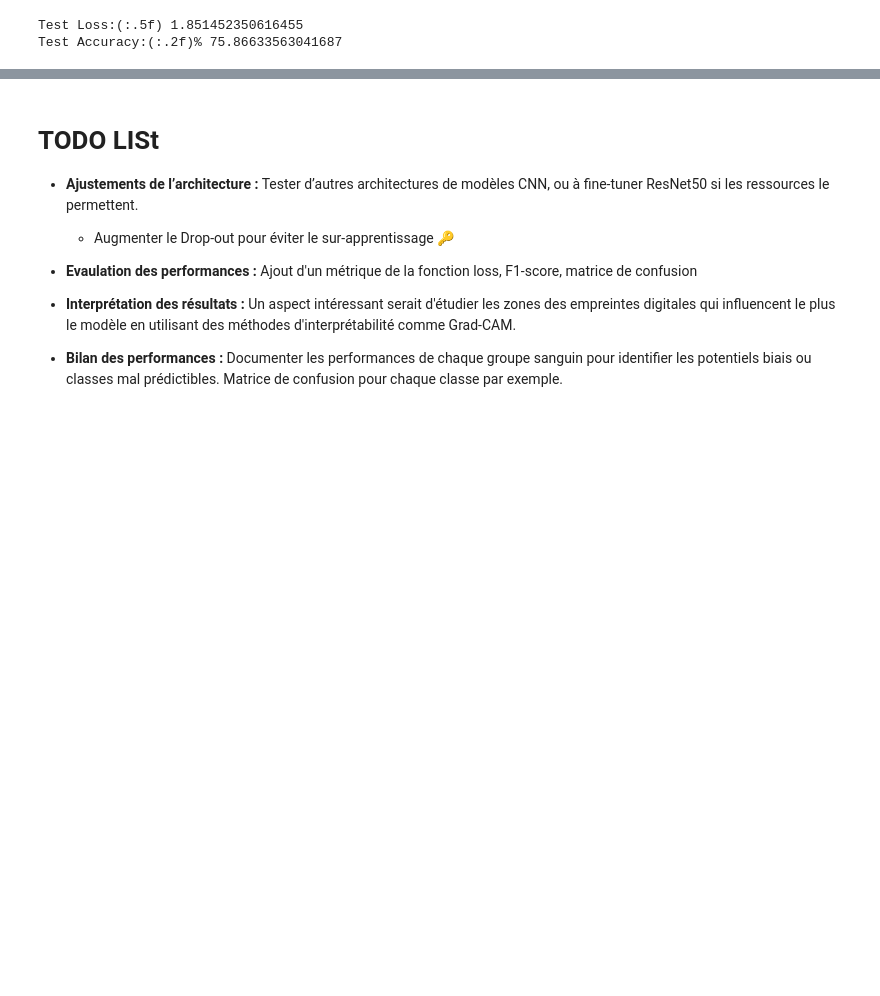
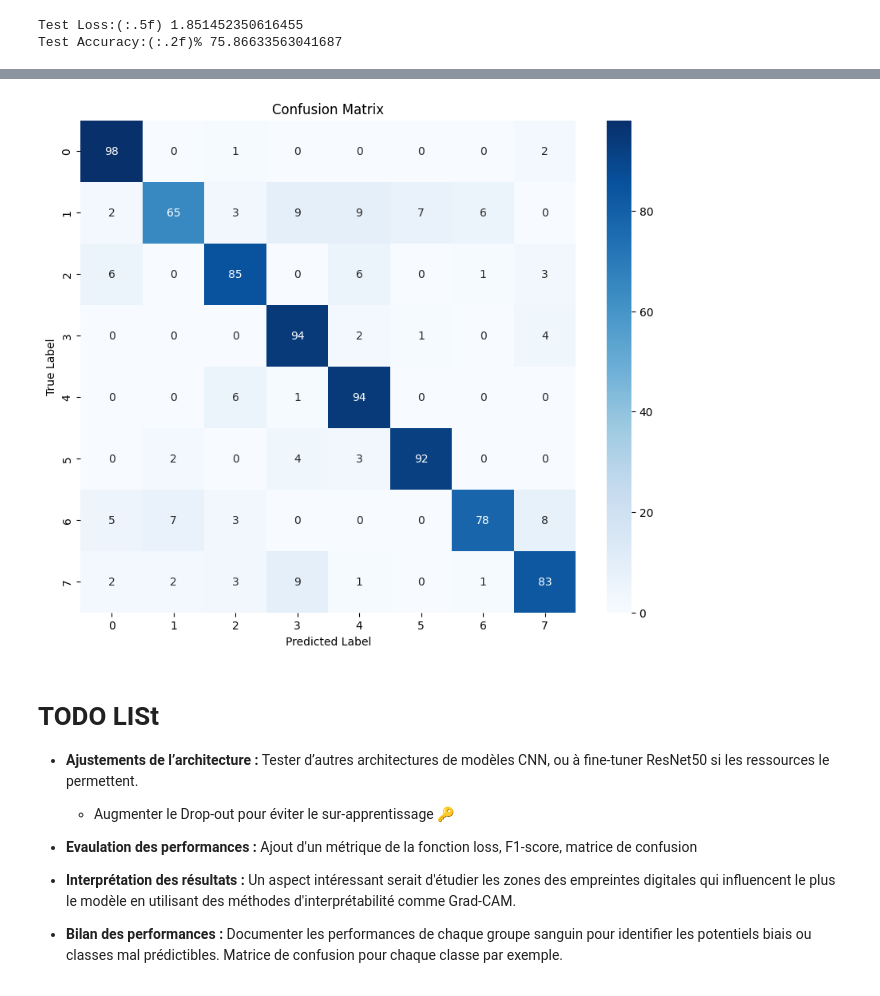
Before and after one commit to youcef-benmohammed/blood.group.detection, a Jupyter notebook: blood_group_detection_using_image_processing_and_deeplearning.ipynb, the cells around one changed output, grey strips where cells are left out. Cells and saved outputs as stored; diff of their text form; code cells hidden in the pictures; blank space fills up the shorter version.

```diff
--- a/blood_group_detection_using_image_processing_and_deeplearning.ipynb
+++ b/blood_group_detection_using_image_processing_and_deeplearning.ipynb
@@ -488,0 +507,6 @@ Test Accuracy:(:.2f)% 67.20296740531921
+# %%
+pred_resnet =resnet_model.predict(test_gen)
+pred_resnet =np.argmax(pred_resnet,axis=1)
+labels=(train_gen.class_indices)
+labels=dict([v,k] for k,v in labels.items())
+pred_resnet=[labels[k] for k in pred_resnet]
@@ -489,3 +534,16 @@ Test Accuracy:(:.2f)% 67.20296740531921
+# %%
+from sklearn.metrics import confusion_matrix
+conf_matrix = confusion_matrix(np.array(test_labels).astype(str), pred_resnet)
+# %%
+import seaborn as sns
+plt.figure(figsize=(10, 8))
+sns.heatmap(conf_matrix, annot=True, fmt='d', cmap='Blues', xticklabels=list(test_gen.class_indices), yticklabels=list(test_gen.class_indices))
+plt.title('Confusion Matrix')
+plt.xlabel('Predicted Label')
+plt.ylabel('True Label')
+plt.show()
+# %% [output]
+[figure, added]
 # %% [markdown]
 # TODO LISt
 
```
Also changed, not shown: parts of 4 cells of this notebook.
